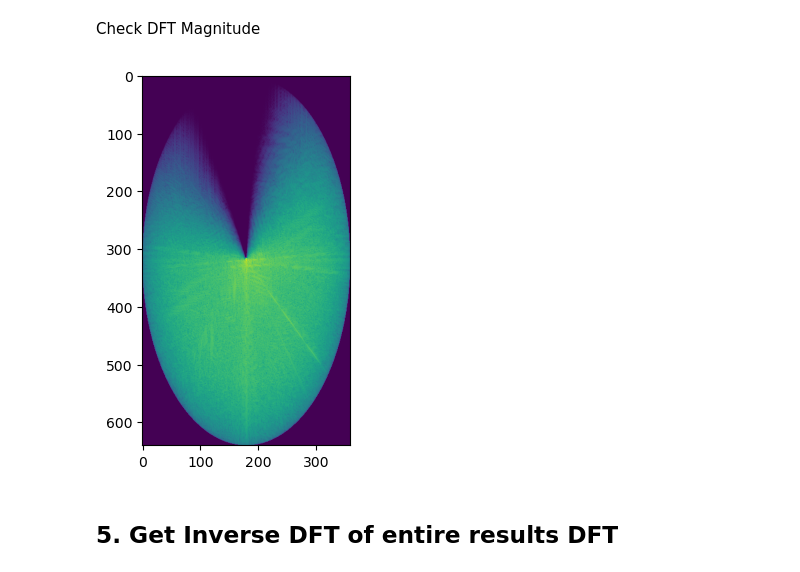
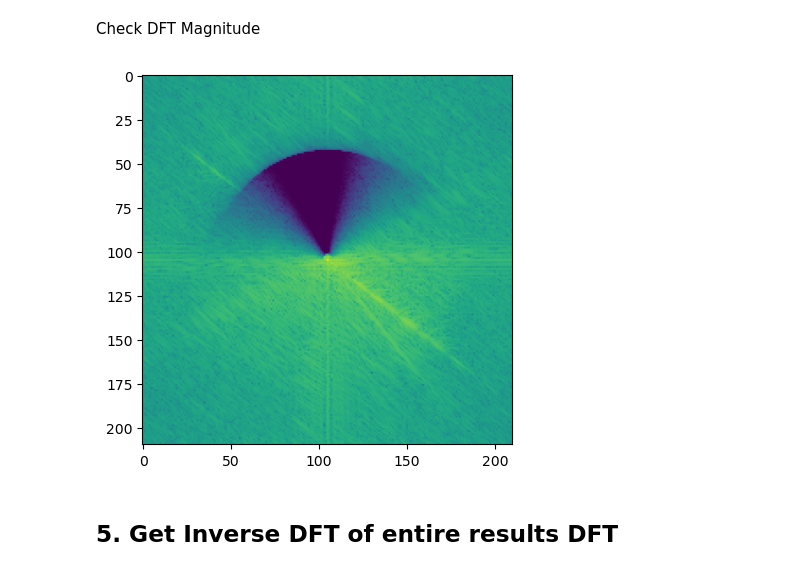
Before and after one commit to itberrios/phase_based, a Jupyter notebook: motion_magnification_pytorch.ipynb, the cells around one changed output. Drawn from its saved outputs; the diff is of its cells as text; code cells hidden in the pictures.

```diff
--- a/motion_magnification_pytorch.ipynb
+++ b/motion_magnification_pytorch.ipynb
@@ -46,7 +46,7 @@ video_path = "videos/crane.avi"
 # %% [markdown]
 #### Resize Frames to preserve memory
 # %%
-scale_factor = 0.5
+scale_factor = 0.75
 # %%
 bgr_frames = []
 frames = [] # frames for processing
@@ -122,3 +112,16 @@ eps = 1e-6
 # CUDA Parallelization
 batch_size = 2
 device = 'cuda' if torch.cuda.is_available() else 'cpu'
+# %%
+# Bandpass Filter Frequencies
+f_lo = 0.2
+f_hi = 0.25
+
+# weighted amplitude blur parameters
+sigma = 5.0
+
+# attenuate other frequencies
+attenuate = True
+
+# phase magnification factor
+phase_mag = 25.0
@@ -245,25 +305,30 @@ for level in range(1, len(filters) - 1, batch_size):
     idx2 = level + batch_size
 
     # get current filter batch
-    # filter_batch = torch.tensor(np.array(filters[idx1:idx2])).type(torch.float32).to(device)
     filter_batch = filters_tensor[idx1:idx2]
 
     ## get reference frame pyramid and phase (DC)
     ref_pyr = build_level_batch(video_dft[ref_idx, :, :].unsqueeze(0), filter_batch)
     ref_phase = torch.angle(ref_pyr)
-    # ref_phase = torch.angle(build_level_batch(video_dft[ref_idx, :, :].unsqueeze(0), filter_batch))
 
     ## Get Phase Deltas for each frame
     for vid_idx in range(num_frames):
-        curr_pyr = build_level_batch(video_dft[vid_idx, :, :].unsqueeze(0), filter_batch)
+
+        curr_pyr = build_level_batch(
+                    video_dft[vid_idx, :, :].unsqueeze(0), filter_batch)
+
+        # unwrapped phase delta
+        _delta = torch.angle(curr_pyr) - ref_phase
 
         # get phase delta wrapped to [-pi, pi]
-        phase_deltas[:, vid_idx, :, :] = ((torch.pi + torch.angle(curr_pyr) - ref_phase) % 2*torch.pi) - torch.pi
+        phase_deltas[:, vid_idx, :, :] = ((torch.pi + _delta) \
+                                            % 2*torch.pi) - torch.pi
 
     ## Temporally Filter the phase deltas
     # Filter in Frequency Domain and convert back to phase space
     phase_deltas = torch.fft.ifft(transfer_function \
-                                  * torch.fft.fft(phase_deltas, dim=1), dim=1).real
+                                  * torch.fft.fft(phase_deltas, dim=1),
+                                  dim=1).real
 
     ## Apply Motion Magnifications
     for vid_idx in range(num_frames):
@@ -295,7 +360,8 @@ for level in range(1, len(filters) - 1, batch_size):
         modifed_phase = delta * phase_mag
 
         ## Attenuate other frequencies by scaling magnitude by reference phase
-        # curr_pyr = torch.abs(curr_pyr) * (ref_pyr/torch.abs(ref_pyr)) # this works
+        if attenuate:
+            curr_pyr = torch.abs(curr_pyr) * (ref_pyr/torch.abs(ref_pyr))
 
 
         ## apply modified phase to current level pyramid decomposition
@@ -324,15 +390,15 @@ for vid_idx in range(num_frames):
     recon_dft[vid_idx, :, :] += dft_lo*lopass
 
     # OPTIONAL accumulate Lo Pass Components
-    # curr_pyr_hi = build_level(video_dft[vid_idx, :, :], hipass)
-    # dft_hi = torch.fft.fftshift(torch.fft.fft2(curr_pyr_hi))
-    # recon_dft[vid_idx, :, :] += dft_hi*hipass
+    curr_pyr_hi = build_level(video_dft[vid_idx, :, :], hipass)
+    dft_hi = torch.fft.fftshift(torch.fft.fft2(curr_pyr_hi))
+    recon_dft[vid_idx, :, :] += dft_hi*hipass
 # %% [markdown]
 Check DFT Magnitude
 # %%
-plt.imshow(np.log(np.abs(recon_dft[0, :, :].cpu()) + 1e-6));
+plt.imshow(np.log(np.abs(recon_dft[10, :, :].cpu()) + 1e-6));
 # %% [output]
-[figure, old version]
+[figure, new version]
 # %% [markdown]
 ## **5. Get Inverse DFT of entire results DFT**
 # %%
```
Also changed, not shown: parts of 29 cells of this notebook, 2 other files.
